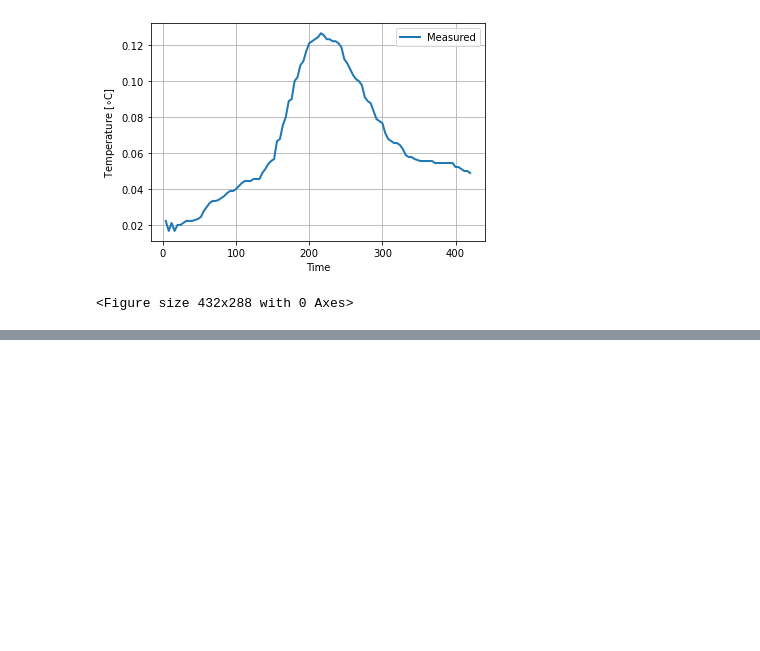
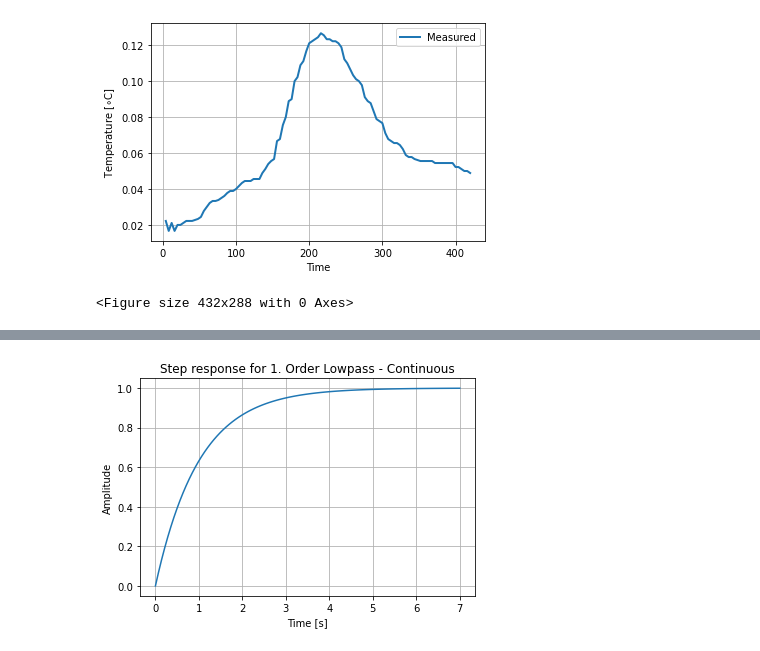
Before and after one commit to margolek/Study, a Jupyter notebook: Semester_6/Methods_of_Object_Identification/Project/Flotation model coefficients.ipynb, the cells around one changed output, grey strips where cells are left out. Saved outputs shown, nothing was run; the diff lists cells and outputs as text; code cells hidden in the pictures; blank space fills up the shorter version.

```diff
--- a/Semester_6/Methods_of_Object_Identification/Project/Flotation model coefficients.ipynb
+++ b/Semester_6/Methods_of_Object_Identification/Project/Flotation model coefficients.ipynb
@@ -113,0 +133,13 @@ plt.legend()
+# %%
+from scipy import signal
+import matplotlib.pyplot as plt
+
+lti = signal.lti([1], [1, 1])
+t, y = signal.step(lti)
+plt.plot(t, y)
+plt.xlabel('Time [s]')
+plt.ylabel('Amplitude')
+plt.title('Step response for 1. Order Lowpass - Continuous')
+plt.grid()
+# %% [output]
+[figure, added]
```
Also changed, not shown: parts of 7 cells of this notebook.
